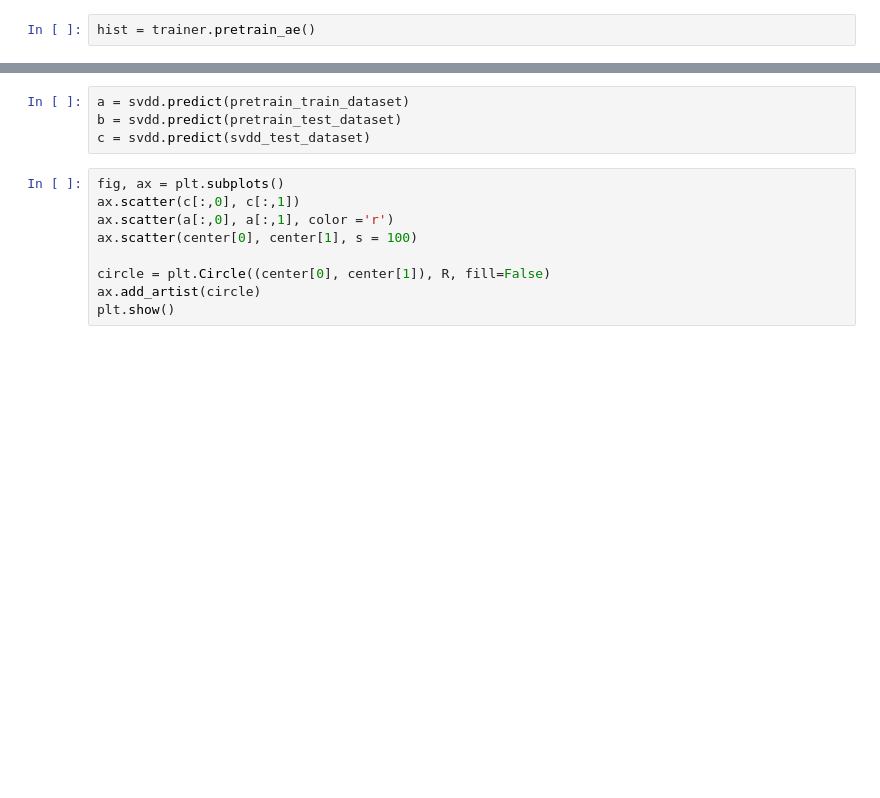
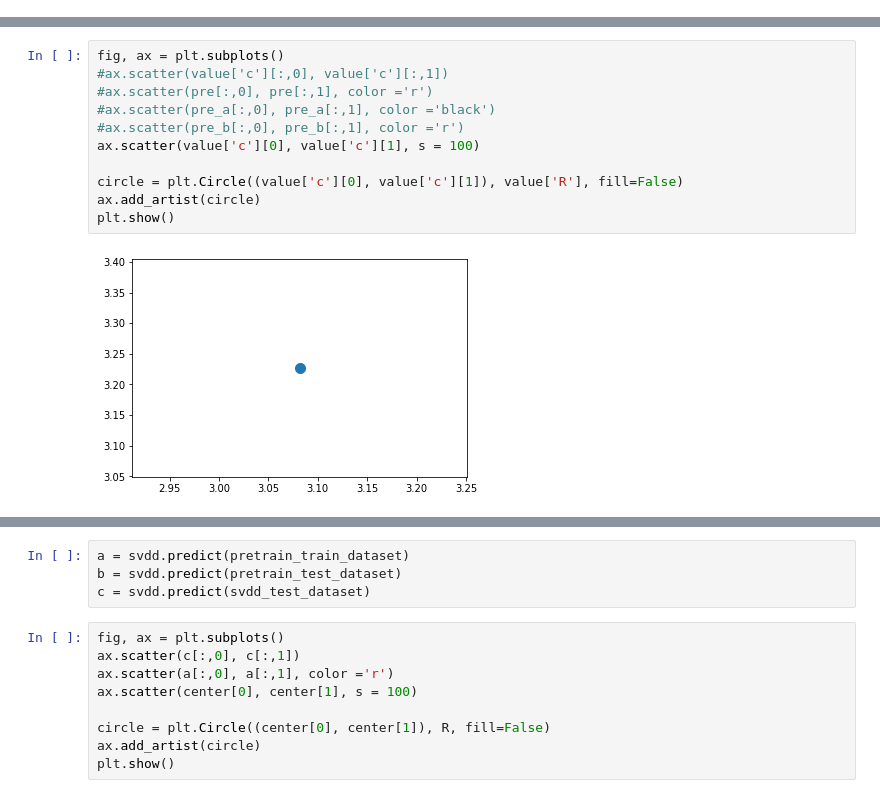
Before and after one commit to kEEPpp/Deep_SVDD_tensorflow_keras, a Jupyter notebook: main.ipynb, the cells around one changed output, grey strips where cells are left out. Cells and saved outputs as stored; diff of their text form; blank space fills up the shorter version.

```diff
--- a/main.ipynb
+++ b/main.ipynb
@@ -83,2 +0,0 @@ svdd.input_dim
-# %%
-hist = trainer.pretrain_ae()
@@ -133,0 +280,13 @@ plt.plot()
+# %%
+fig, ax = plt.subplots()
+#ax.scatter(value['c'][:,0], value['c'][:,1])
+#ax.scatter(pre[:,0], pre[:,1], color ='r')
+#ax.scatter(pre_a[:,0], pre_a[:,1], color ='black')
+#ax.scatter(pre_b[:,0], pre_b[:,1], color ='r')
+ax.scatter(value['c'][0], value['c'][1], s = 100)
+
+circle = plt.Circle((value['c'][0], value['c'][1]), value['R'], fill=False)
+ax.add_artist(circle)
+plt.show()
+# %% [output]
+[figure, added]
```
Also changed, not shown: parts of 42 cells of this notebook, 11 other files.
